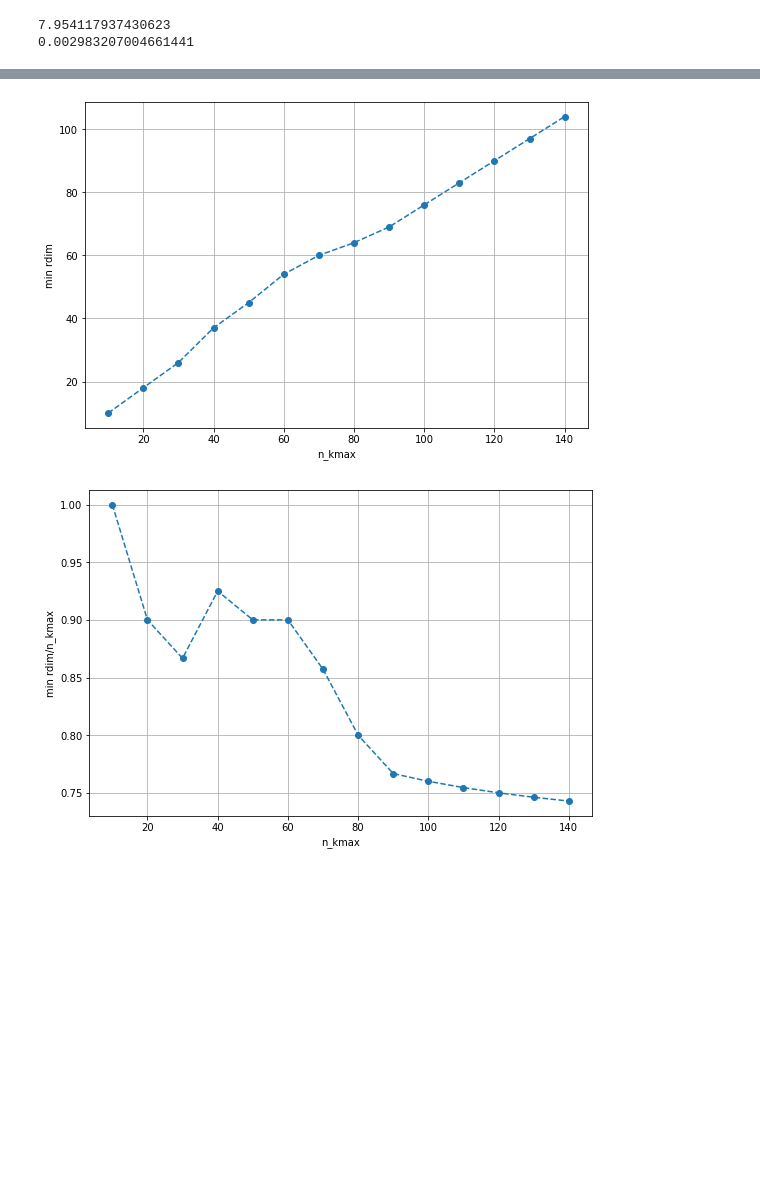
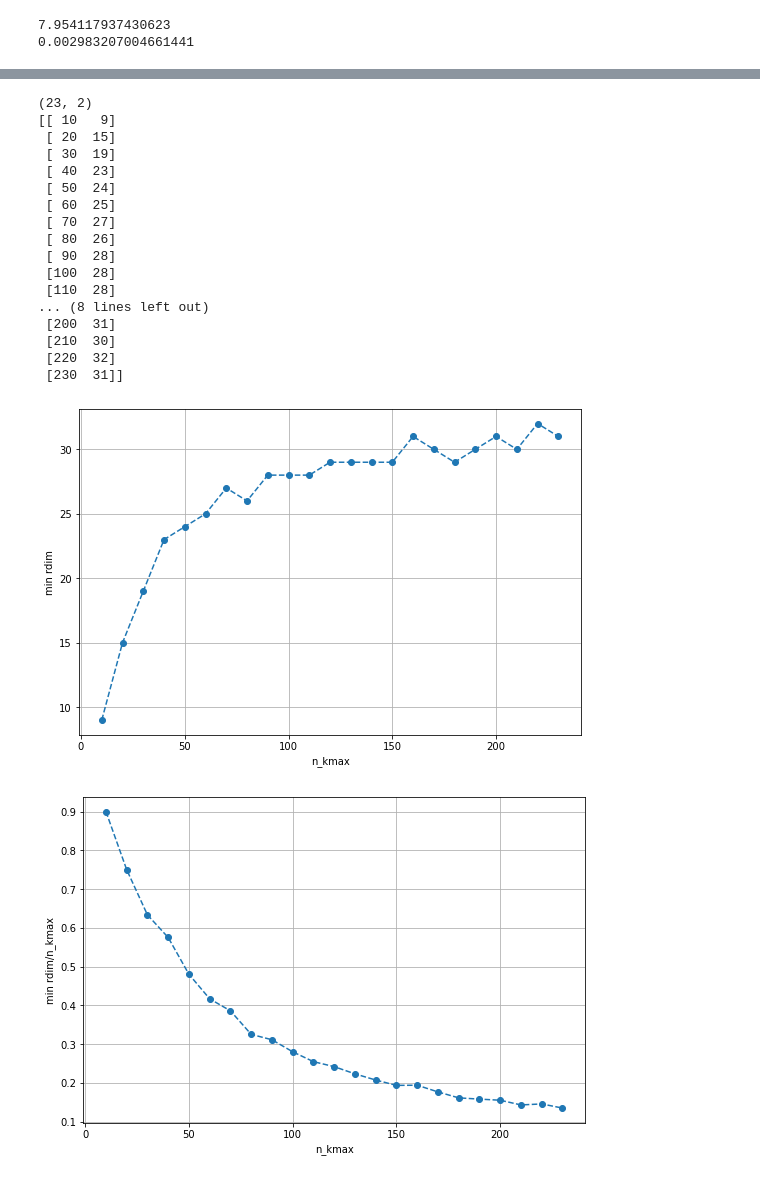
Before and after one commit to stmeinecke/derrom, a Jupyter notebook: ELPH_ML_approx_k_dependence.ipynb, the cells around one changed output, grey strips where cells are left out. Cells and saved outputs as stored; diff of their text form; code cells hidden in the pictures; blank space fills up the shorter version.

Commit message:
created a bunch of plot scripts

```diff
--- a/ELPH_ML_approx_k_dependence.ipynb
+++ b/ELPH_ML_approx_k_dependence.ipynb
@@ -20,5 +17,5 @@ The autoreload extension is already loaded. To reload it, use:
 # %%
-runs = ELPH_utils.load_runs(filename='../runs_n_kmax=80.npz')
+runs = ELPH_utils.load_runs(filename='/home/agluedge/Preprints/ELPH/runs/runs_n_kmax=90.npz')
 
 # runs = runs[:100:1]
 # for k in range(len(runs)):
@@ -44,9 +41,9 @@ print(model.get_error(runs[9], rdim=40, norm='std'))
 7.954117937430623
 0.002983207004661441
 # %%
-# dim_reducer = ELPH_Dim_Reducer.SVD()
+dim_reducer = ELPH_Dim_Reducer.SVD()
 # dim_reducer = ELPH_Dim_Reducer.FFT(sorted=True)
-dim_reducer = ELPH_Dim_Reducer.Hermite(sample_max = 1.856, sorted=True, optimize=True, orthogonalize=True, train_rdim=20)
+# dim_reducer = ELPH_Dim_Reducer.Hermite(sample_max = 1.856, sorted=True, optimize=True, orthogonalize=True, train_rdim=20)
 
 model = RedDimApprox(dim_reducer=dim_reducer)
 
@@ -64,14 +61,16 @@ print(s)
 norm = 'std'
 threshold = 0.01
 
-n_kmax_ar = [10,20,30,40,50,60,70,80,90,100,110,120,130,140]
+# n_kmax_ar = [220,230]
+# n_kmax_ar = [10,20,30,40,50,60,70,80,90,100,110,120,130,140]
+n_kmax_ar = np.arange(10,235,10)
 
 rdim_buffer = 5
 previous_min_rdim = 1 + rdim_buffer
 min_rdim_ar = []
 
 for k, n_kmax in enumerate(n_kmax_ar):
-    runs = ELPH_utils.load_runs(filename='../runs_n_kmax='+str(n_kmax)+'.npz')
+    runs = ELPH_utils.load_runs(filename='/home/agluedge/Preprints/ELPH/runs/runs_n_kmax='+str(n_kmax)+'.npz')
     n_runs = len(runs)
     assert n_kmax == runs[0].shape[0]
 
@@ -80,19 +79,22 @@ for k, n_kmax in enumerate(n_kmax_ar):
     for rdim in range(previous_min_rdim-rdim_buffer,n_kmax+1):
 
 #         dim_reducer = ELPH_Dim_Reducer.SVD()
-        dim_reducer = ELPH_Dim_Reducer.FFT(sorted=True)
-#         dim_reducer = ELPH_Dim_Reducer.Hermite(sorted=True, optimize=True, orthogonalize=True, train_rdim=rdim)
+#         dim_reducer = ELPH_Dim_Reducer.FFT(sorted=True)
+        dim_reducer = ELPH_Dim_Reducer.Hermite(sorted=True, optimize=True, orthogonalize=True, train_rdim=rdim)
 
         model = RedDimApprox(dim_reducer=dim_reducer)
 
         score_kwargs = {'norm':norm, 'rdim':rdim}
-        m,s = ELPH_utils.get_KFold_CV_scores(model, runs, folds=5, seed=817, train_kwargs={}, score_kwargs=score_kwargs)
+        m,s = ELPH_utils.get_KFold_CV_scores(model, runs, folds=10, seed=817, train_kwargs={}, score_kwargs=score_kwargs)
 #         print('rdim:', rdim, 'mean score', m)
+        std = np.std(s)
 
-        if m < threshold:
+        score = m+std
+
+        if score < threshold:
             previous_min_rdim = rdim
             min_rdim_ar.append(rdim)
-            print('min rdim:', rdim, 'mean score', m)
+            print('min rdim:', rdim, 'mean + std', score)
             break
 
     if m > threshold:
@@ -119,20 +140,50 @@ min rdim: 104 mean score 0.009655188158744393
 # %%
 n_kmax_ar = np.asarray(n_kmax_ar)
 min_rdim_ar = np.asarray(min_rdim_ar)
 
+data = np.stack((n_kmax_ar,min_rdim_ar),axis=1)
+
+# prev_data = np.loadtxt('/home/agluedge/Preprints/ELPH/figs/red_dim_apprx/svd_std')
+
+# data = np.concatenate((prev_data,data),axis=0)
+
+
+print(data.shape)
+print(data)
+
+# np.savetxt('/home/agluedge/Preprints/ELPH/figs/red_dim_apprx/svd_max', data)
+
+
 
 plt.grid()
-plt.plot(n_kmax_ar,min_rdim_ar, '--', marker='o')
+plt.plot(data[:,0],data[:,1], '--', marker='o')
 plt.xlabel('n_kmax')
 plt.ylabel('min rdim')
 plt.show()
 
 
 plt.grid()
-plt.plot(n_kmax_ar,min_rdim_ar/n_kmax_ar, '--', marker='o')
+plt.plot(data[:,0],data[:,1]/data[:,0], '--', marker='o')
 plt.xlabel('n_kmax')
 plt.ylabel('min rdim/n_kmax')
 plt.show()
 # %% [output]
+(23, 2)
+[[ 10   9]
+ [ 20  15]
+ [ 30  19]
+ [ 40  23]
+ [ 50  24]
+ [ 60  25]
+ [ 70  27]
+ [ 80  26]
+ [ 90  28]
+ [100  28]
+ [110  28]
+... (8 lines left out)
+ [200  31]
+ [210  30]
+ [220  32]
+ [230  31]]
-[figure, old version]
+[figure, new version]
-[figure, old version]
+[figure, new version]
```
Also changed, not shown: parts of 4 cells of this notebook, 5 other files.
